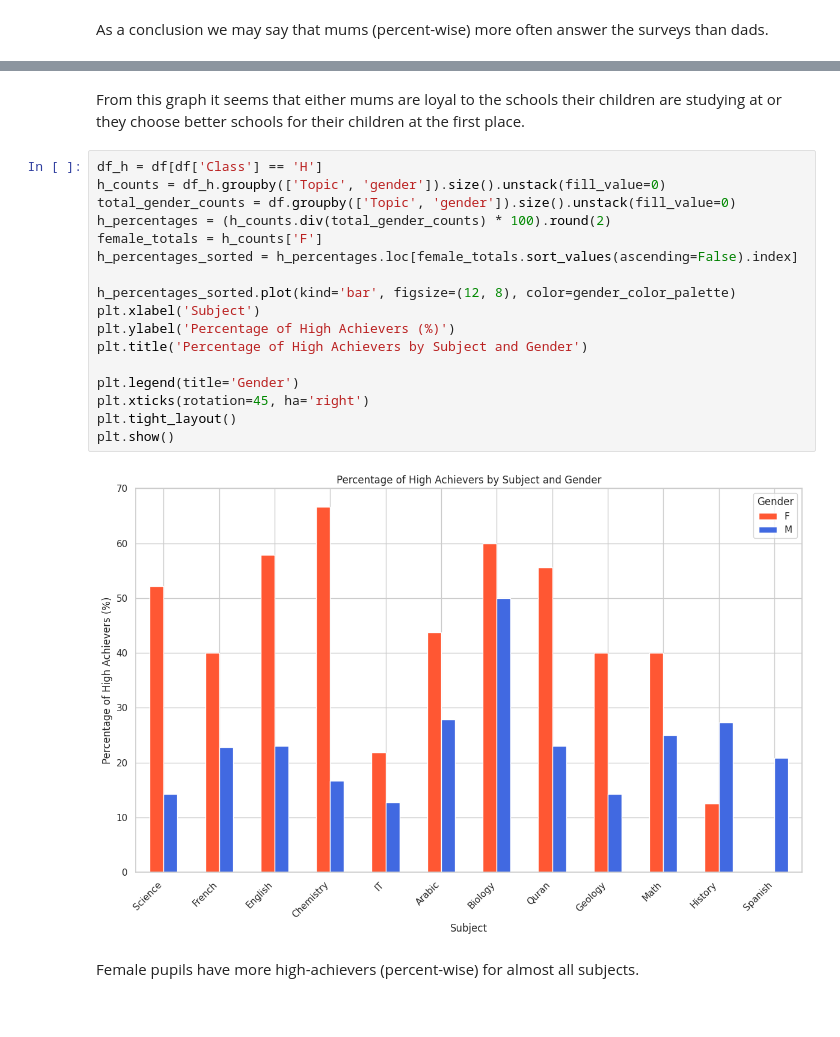
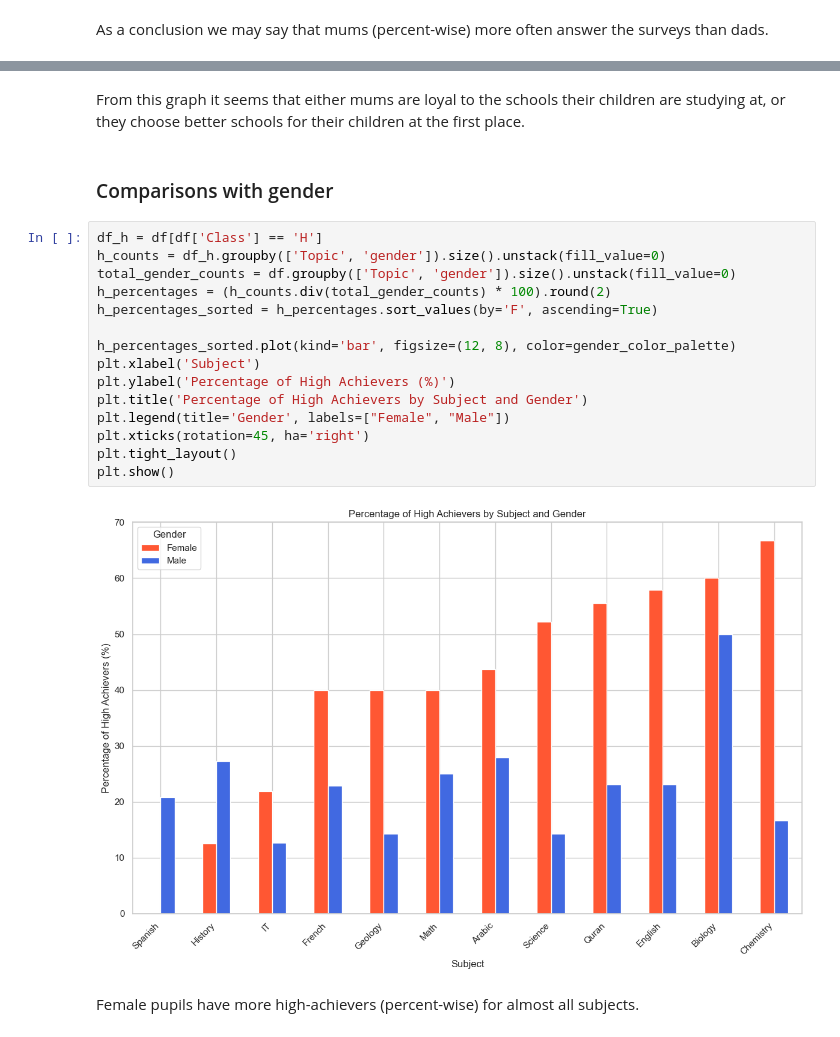
Before and after one commit to vasia-korz/ml_case_study, a Jupyter notebook: attribute_analysis.ipynb, the cells around one changed output, grey strips where cells are left out. Saved outputs shown, nothing was run; the diff lists cells and outputs as text.

```diff
--- a/attribute_analysis.ipynb
+++ b/attribute_analysis.ipynb
@@ -648,24 +685,24 @@ plt.show()
 # %% [markdown]
-From this graph it seems that either mums are loyal to the schools their children are studying at or they choose better schools for their children at the first place.
+From this graph it seems that either mums are loyal to the schools their children are studying at, or they choose better schools for their children at the first place.
+# %% [markdown]
+### Comparisons with gender
 # %%
 df_h = df[df['Class'] == 'H']
 h_counts = df_h.groupby(['Topic', 'gender']).size().unstack(fill_value=0)
 total_gender_counts = df.groupby(['Topic', 'gender']).size().unstack(fill_value=0)
 h_percentages = (h_counts.div(total_gender_counts) * 100).round(2)
-female_totals = h_counts['F']
-h_percentages_sorted = h_percentages.loc[female_totals.sort_values(ascending=False).index]
+h_percentages_sorted = h_percentages.sort_values(by='F', ascending=True)
 
 h_percentages_sorted.plot(kind='bar', figsize=(12, 8), color=gender_color_palette)
 plt.xlabel('Subject')
 plt.ylabel('Percentage of High Achievers (%)')
 plt.title('Percentage of High Achievers by Subject and Gender')
-
-plt.legend(title='Gender')
+plt.legend(title='Gender', labels=["Female", "Male"])
 plt.xticks(rotation=45, ha='right')
 plt.tight_layout()
 plt.show()
 # %% [output]
-[figure, old version]
+[figure, new version]
 # %% [markdown]
 Female pupils have more high-achievers (percent-wise) for almost all subjects.
 # %%
```
Also changed, not shown: parts of 53 cells of this notebook, 1 other file.
